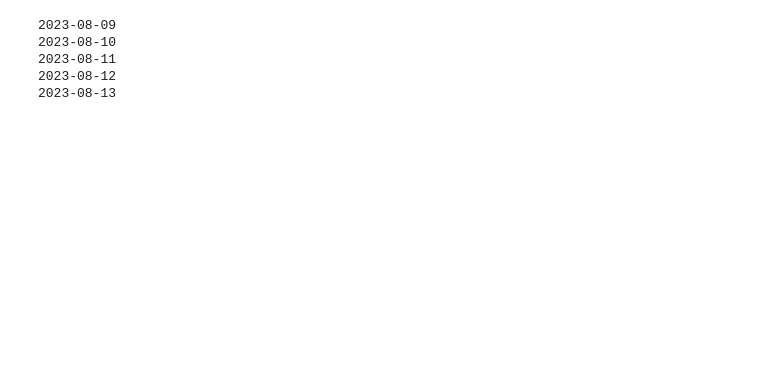
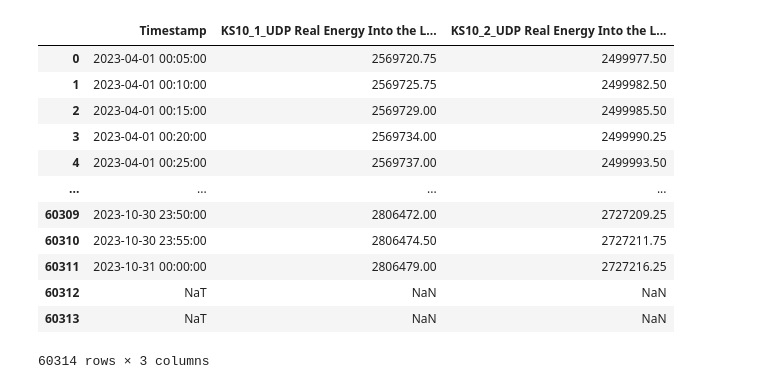
Before and after one commit to boraaktas/INDR491, a Jupyter notebook: jupyter/KS10_UDP_TUKETIM.ipynb, the cells around one changed output. Cells and saved outputs as stored; diff of their text form; code cells hidden in the pictures; blank space fills up the shorter version.

```diff
--- a/jupyter/KS10_UDP_TUKETIM.ipynb
+++ b/jupyter/KS10_UDP_TUKETIM.ipynb
@@ -79,16 +11,20 @@ df
-# %%
-# create a list of dates from first date to last date
-all_dates = [date.date() for date in
-             pd.date_range(start=df['Date'].iloc[0],
-                           end=df['Date'].iloc[-1]).tolist()]
-
-# find the lost dates
-lost_dates = [date for date in all_dates if date not in df['Date'].tolist()]
-for date in lost_dates:
-    print(date)
-# %% [output]
-2023-08-09
-2023-08-10
-2023-08-11
-2023-08-12
-2023-08-13
+# %%
+# read the excel file
+UDP_TUKETIM_DF = pd.read_excel(PATH, sheet_name='Sheet2', skiprows=7, usecols='A:C')[:-1]
+UDP_TUKETIM_DF['Timestamp'] = pd.to_datetime(UDP_TUKETIM_DF['Timestamp'])
+UDP_TUKETIM_DF.columns = ['Timestamp', 'KS10_1_UDP Real Energy Into the Load (kWh)', 'KS10_2_UDP Real Energy Into the Load (kWh)']
+UDP_TUKETIM_DF
+# %% [output]
+|  | Timestamp | KS10_1_UDP Real Energy Into the L... | KS10_2_UDP Real Energy Into the L... |
+| 0 | 2023-04-01 00:05:00 | 2569720.75 | 2499977.50 |
+| 1 | 2023-04-01 00:10:00 | 2569725.75 | 2499982.50 |
+| 2 | 2023-04-01 00:15:00 | 2569729.00 | 2499985.50 |
+| 3 | 2023-04-01 00:20:00 | 2569734.00 | 2499990.25 |
+| 4 | 2023-04-01 00:25:00 | 2569737.00 | 2499993.50 |
+| ... | ... | ... | ... |
+| 60309 | 2023-10-30 23:50:00 | 2806472.00 | 2727209.25 |
+| 60310 | 2023-10-30 23:55:00 | 2806474.50 | 2727211.75 |
+| 60311 | 2023-10-31 00:00:00 | 2806479.00 | 2727216.25 |
+| 60312 | NaT | NaN | NaN |
+| 60313 | NaT | NaN | NaN |
+60314 rows × 3 columns
```
Also changed, not shown: parts of 10 cells of this notebook, 6 other files.
